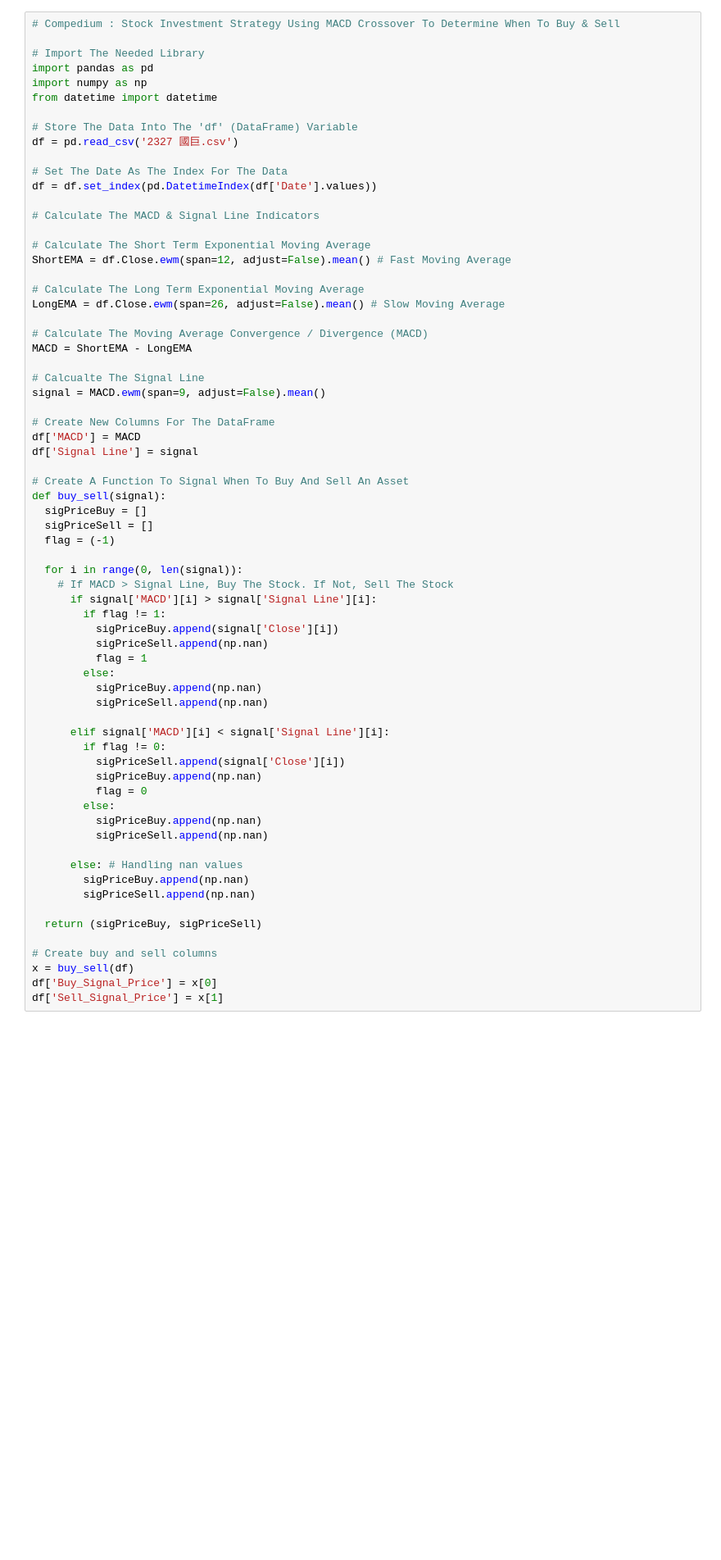
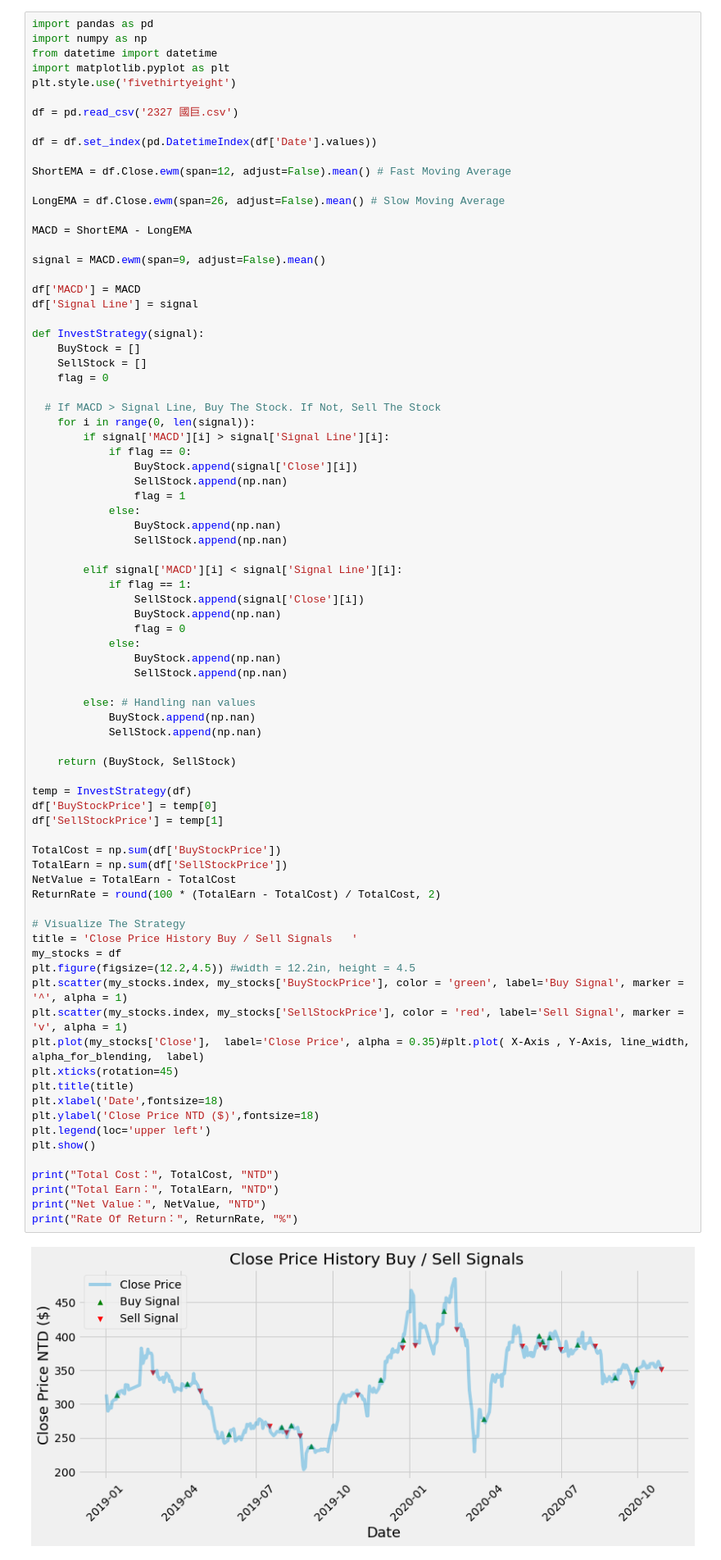
Before and after one commit to toby0622/Stock-Investment-Using-Python, a Jupyter notebook: Final Result.ipynb, the cells around one changed output. Shown: that part at 82% size. Cells and saved outputs as stored; diff of their text form; blank space fills up the shorter version.

```diff
--- a/Final Result.ipynb
+++ b/Final Result.ipynb
@@ -1,68 +1,82 @@
 # %%
-# Compedium : Stock Investment Strategy Using MACD Crossover To Determine When To Buy & Sell
-
-# Import The Needed Library
 import pandas as pd
 import numpy as np
 from datetime import datetime
+import matplotlib.pyplot as plt
+plt.style.use('fivethirtyeight')
 
-# Store The Data Into The 'df' (DataFrame) Variable
 df = pd.read_csv('2327 國巨.csv')
 
-# Set The Date As The Index For The Data
 df = df.set_index(pd.DatetimeIndex(df['Date'].values))
 
-# Calculate The MACD & Signal Line Indicators
-
-# Calculate The Short Term Exponential Moving Average
 ShortEMA = df.Close.ewm(span=12, adjust=False).mean() # Fast Moving Average
 
-# Calculate The Long Term Exponential Moving Average
 LongEMA = df.Close.ewm(span=26, adjust=False).mean() # Slow Moving Average
 
-# Calculate The Moving Average Convergence / Divergence (MACD)
 MACD = ShortEMA - LongEMA
 
-# Calcualte The Signal Line
 signal = MACD.ewm(span=9, adjust=False).mean()
 
-# Create New Columns For The DataFrame
 df['MACD'] = MACD
 df['Signal Line'] = signal
 
-# Create A Function To Signal When To Buy And Sell An Asset
-def buy_sell(signal):
-  sigPriceBuy = []
-  sigPriceSell = []
-  flag = (-1)
+def InvestStrategy(signal):
+    BuyStock = []
+    SellStock = []
+    flag = 0
 
-  for i in range(0, len(signal)):
-    # If MACD > Signal Line, Buy The Stock. If Not, Sell The Stock
-      if signal['MACD'][i] > signal['Signal Line'][i]:
-        if flag != 1:
-          sigPriceBuy.append(signal['Close'][i])
-          sigPriceSell.append(np.nan)
-          flag = 1
-        else:
-          sigPriceBuy.append(np.nan)
-          sigPriceSell.append(np.nan)
+  # If MACD > Signal Line, Buy The Stock. If Not, Sell The Stock
+    for i in range(0, len(signal)):
+        if signal['MACD'][i] > signal['Signal Line'][i]:
+            if flag == 0:
+                BuyStock.append(signal['Close'][i])
+                SellStock.append(np.nan)
+                flag = 1
+            else:
+                BuyStock.append(np.nan)
+                SellStock.append(np.nan)
 
-      elif signal['MACD'][i] < signal['Signal Line'][i]:
-        if flag != 0:
-          sigPriceSell.append(signal['Close'][i])
-          sigPriceBuy.append(np.nan)
-          flag = 0
-        else:
-          sigPriceBuy.append(np.nan)
-          sigPriceSell.append(np.nan)
+        elif signal['MACD'][i] < signal['Signal Line'][i]:
+            if flag == 1:
+                SellStock.append(signal['Close'][i])
+                BuyStock.append(np.nan)
+                flag = 0
+            else:
+                BuyStock.append(np.nan)
+                SellStock.append(np.nan)
 
-      else: # Handling nan values
-        sigPriceBuy.append(np.nan)
-        sigPriceSell.append(np.nan)
+        else: # Handling nan values
+            BuyStock.append(np.nan)
+            SellStock.append(np.nan)
 
-  return (sigPriceBuy, sigPriceSell)
+    return (BuyStock, SellStock)
 
-# Create buy and sell columns
-x = buy_sell(df)
-df['Buy_Signal_Price'] = x[0]
-df['Sell_Signal_Price'] = x[1]
+temp = InvestStrategy(df)
+df['BuyStockPrice'] = temp[0]
+df['SellStockPrice'] = temp[1]
+
+TotalCost = np.sum(df['BuyStockPrice'])
+TotalEarn = np.sum(df['SellStockPrice'])
+NetValue = TotalEarn - TotalCost
+ReturnRate = round(100 * (TotalEarn - TotalCost) / TotalCost, 2)
+
+# Visualize The Strategy
+title = 'Close Price History Buy / Sell Signals   '
+my_stocks = df
+plt.figure(figsize=(12.2,4.5)) #width = 12.2in, height = 4.5
+plt.scatter(my_stocks.index, my_stocks['BuyStockPrice'], color = 'green', label='Buy Signal', marker = '^', alpha = 1)
+plt.scatter(my_stocks.index, my_stocks['SellStockPrice'], color = 'red', label='Sell Signal', marker = 'v', alpha = 1)
+plt.plot(my_stocks['Close'],  label='Close Price', alpha = 0.35)#plt.plot( X-Axis , Y-Axis, line_width, alpha_for_blending,  label)
+plt.xticks(rotation=45)
+plt.title(title)
+plt.xlabel('Date',fontsize=18)
+plt.ylabel('Close Price NTD ($)',fontsize=18)
+plt.legend(loc='upper left')
+plt.show()
+
+print("Total Cost：", TotalCost, "NTD")
+print("Total Earn：", TotalEarn, "NTD")
+print("Net Value：", NetValue, "NTD")
+print("Rate Of Return：", ReturnRate, "%")
+# %% [output]
+[figure, added]
```
Also changed, not shown: parts of 2 cells of this notebook.
